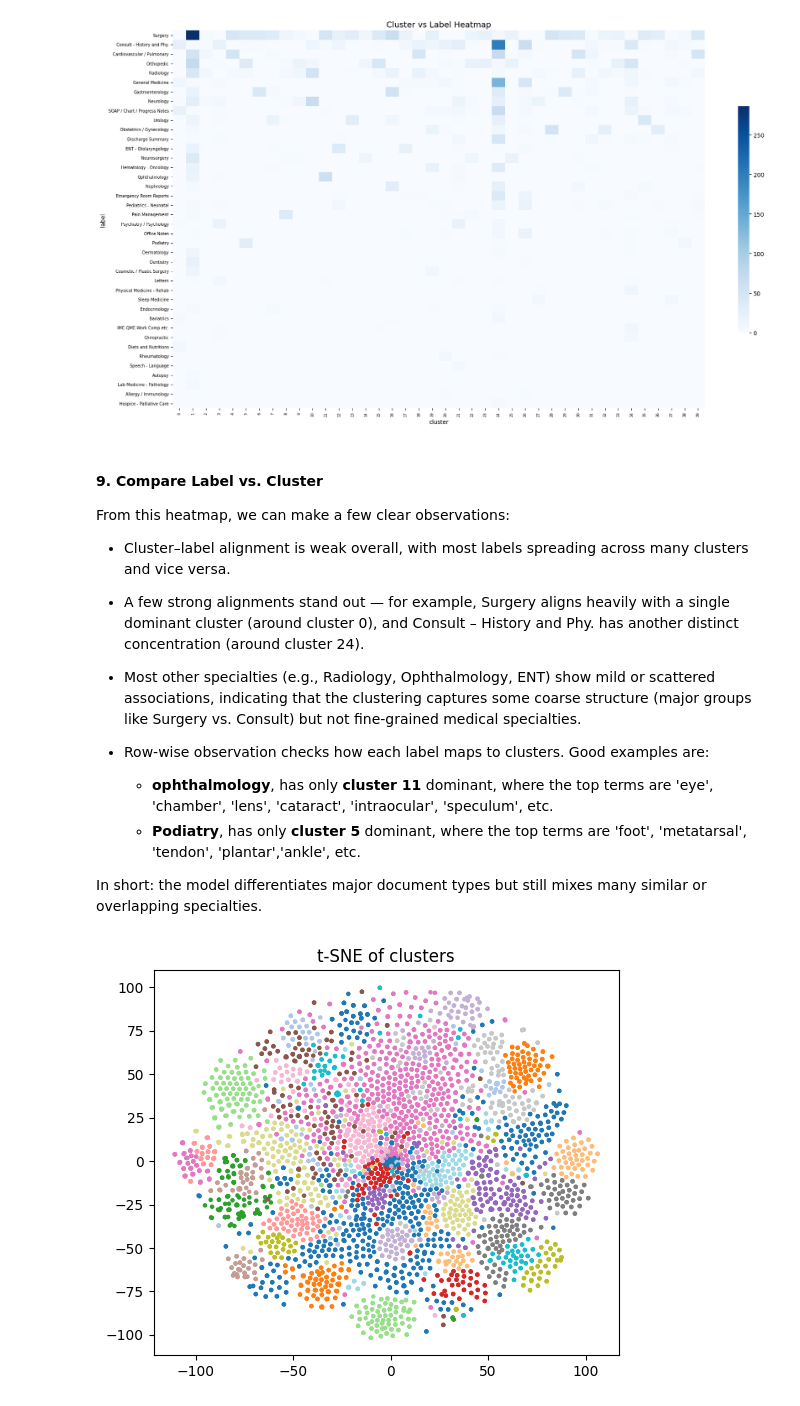
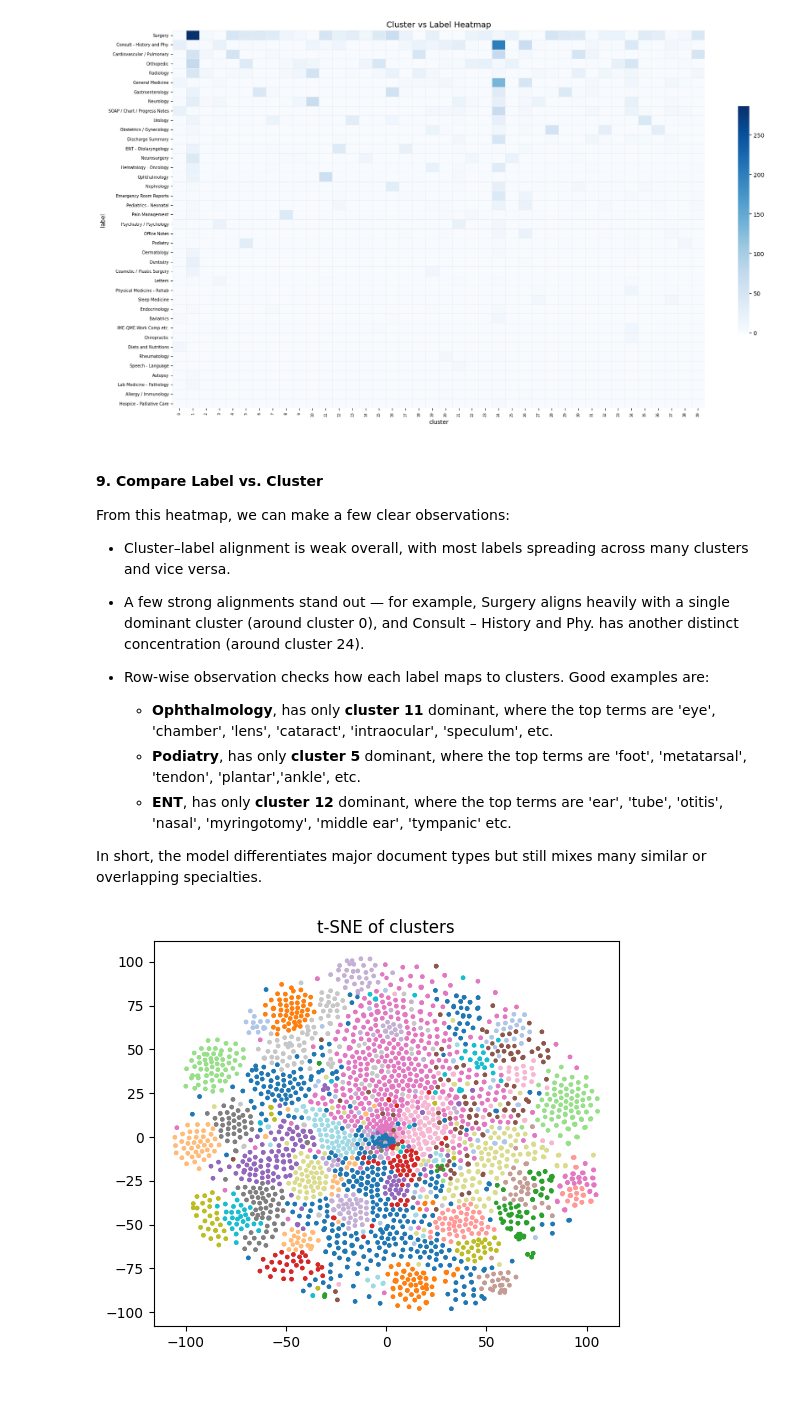
Before and after one commit to CarlaMalo/MedNLP-Multitask, a Jupyter notebook: Task_1.ipynb, the cells around one changed output. Cells and saved outputs as stored; diff of their text form; code cells hidden in the pictures.

Commit message:
No major changes, minor corrections to Task_1.ipynb

```diff
--- a/Task_1.ipynb
+++ b/Task_1.ipynb
@@ -513,20 +522,19 @@ From this heatmap, we can make a few clear observations:
 
 - A few strong alignments stand out — for example, Surgery aligns heavily with a single dominant cluster (around cluster 0), and Consult – History and Phy. has another distinct concentration (around cluster 24).
 
-- Most other specialties (e.g., Radiology, Ophthalmology, ENT) show mild or scattered associations, indicating that the clustering captures some coarse structure (major groups like Surgery vs. Consult) but not fine-grained medical specialties.
+- Row-wise observation checks how each label maps to clusters. Good examples are:
+    -  **Ophthalmology**, has only **cluster 11** dominant, where the top terms are 'eye', 'chamber', 'lens', 'cataract', 'intraocular', 'speculum', etc.
+    -  **Podiatry**, has only **cluster 5** dominant, where the top terms are 'foot', 'metatarsal', 'tendon', 'plantar','ankle', etc.
+    -  **ENT**, has only **cluster 12** dominant, where the top terms are 'ear', 'tube', 'otitis', 'nasal', 'myringotomy', 'middle ear', 'tympanic' etc.
 
-- Row-wise observation checks how each label maps to clusters. Good examples are:
-    -  **ophthalmology**, has only **cluster 11** dominant, where the top terms are 'eye', 'chamber', 'lens', 'cataract', 'intraocular', 'speculum', etc.
-    -  **Podiatry**, has only **cluster 5** dominant, where the top terms are 'foot', 'metatarsal', 'tendon', 'plantar','ankle', etc.
-
-In short: the model differentiates major document types but still mixes many similar or overlapping specialties.
+In short, the model differentiates major document types but still mixes many similar or overlapping specialties.
-# %%
-# -------------------------------------
-# 10. t-SNE visualization
-# -------------------------------------
-from utils import plot_tsne
-plot_tsne(X_full, df["cluster"])
-# %% [output]
-[figure, removed]
+# %%
+# -------------------------------------
+# 10. t-SNE visualization
+# -------------------------------------
+from utils import plot_tsne
+plot_tsne(X_med2, df["cluster"])
+# %% [output]
+[figure, added]
 # %% [markdown]
 #### **10. 2D Visualization**
```
Also changed, not shown: parts of 8 cells of this notebook.
